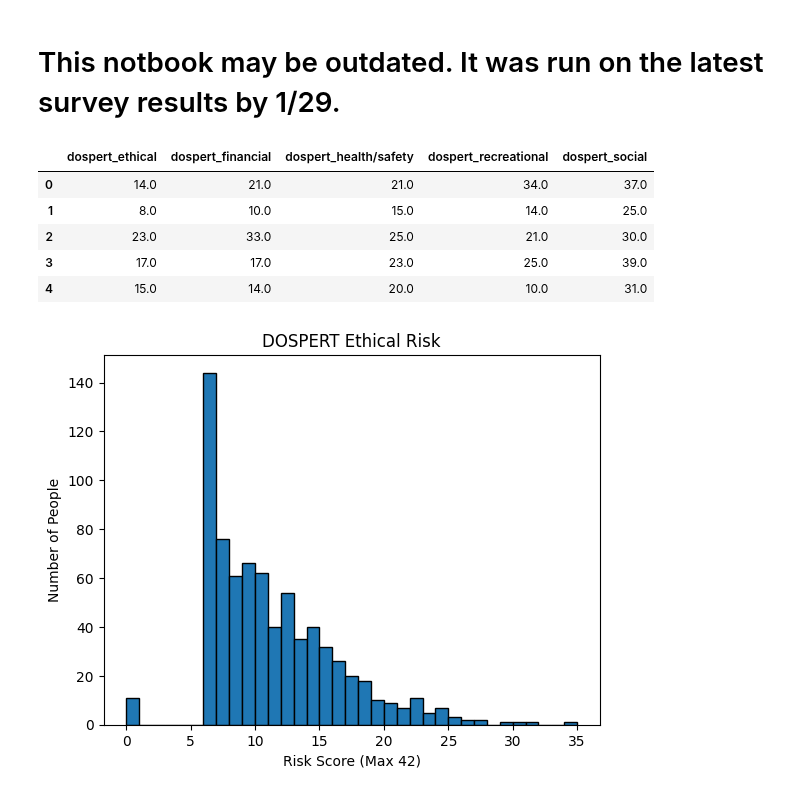
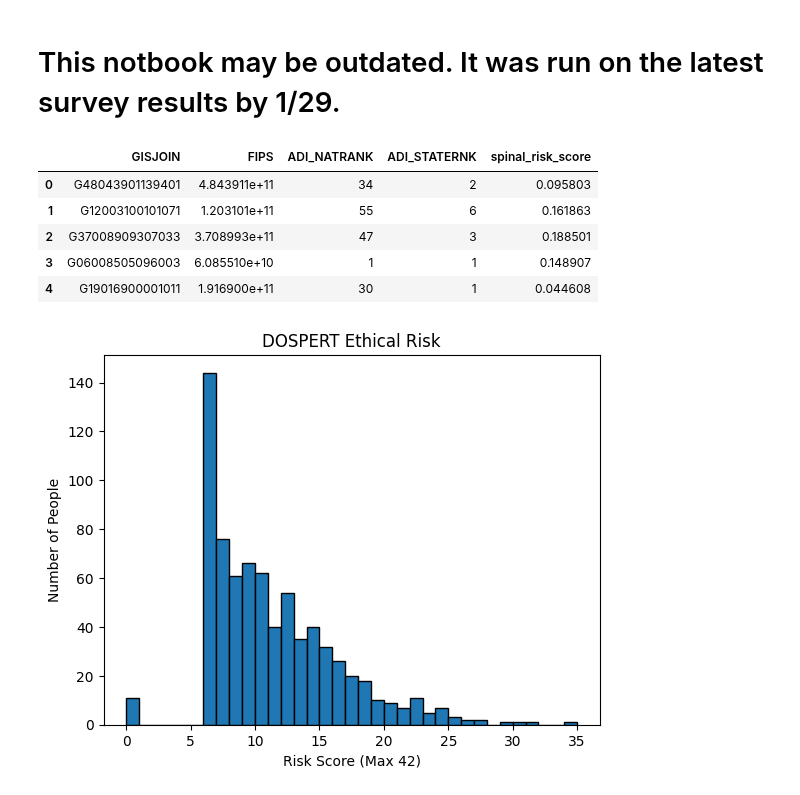
Before and after one commit to evanyfyip/vm-spinal-risk, a Jupyter notebook: vm-spinal-risk/notebooks/aim1_exploratory_analysis/dospert_eda.ipynb, the cells around one changed output. Saved outputs shown, nothing was run; the diff lists cells and outputs as text; code cells hidden in the pictures.

```diff
--- a/vm-spinal-risk/notebooks/dospert_eda.ipynb
+++ b/vm-spinal-risk/notebooks/aim1_exploratory_analysis/dospert_eda.ipynb
@@ -5,15 +5,15 @@ import pandas as pd
 import matplotlib.pyplot as plt
 import seaborn as sns
 # %%
-df = pd.read_csv("../data/all_risk_processed.csv").iloc[:, -5:]
+df = pd.read_csv("../../data/data_processed/all_risk_processed.csv").iloc[:, -5:]
 df.head()
 # %% [output]
-|  | dospert_ethical | dospert_financial | dospert_health/safety | dospert_recreational | dospert_social |
-| 0 | 14.0 | 21.0 | 21.0 | 34.0 | 37.0 |
-| 1 | 8.0 | 10.0 | 15.0 | 14.0 | 25.0 |
-| 2 | 23.0 | 33.0 | 25.0 | 21.0 | 30.0 |
-| 3 | 17.0 | 17.0 | 23.0 | 25.0 | 39.0 |
-| 4 | 15.0 | 14.0 | 20.0 | 10.0 | 31.0 |
+|  | GISJOIN | FIPS | ADI_NATRANK | ADI_STATERNK | spinal_risk_score |
+| 0 | G48043901139401 | 4.843911e+11 | 34 | 2 | 0.095803 |
+| 1 | G12003100101071 | 1.203101e+11 | 55 | 6 | 0.161863 |
+| 2 | G37008909307033 | 3.708993e+11 | 47 | 3 | 0.188501 |
+| 3 | G06008505096003 | 6.085510e+10 | 1 | 1 | 0.148907 |
+| 4 | G19016900001011 | 1.916900e+11 | 30 | 1 | 0.044608 |
 # %%
 plt.hist(df["dospert_ethical"], bins = 35, edgecolor = "black")
 plt.title("DOSPERT Ethical Risk")
```
Also changed, not shown: 20 other files.
